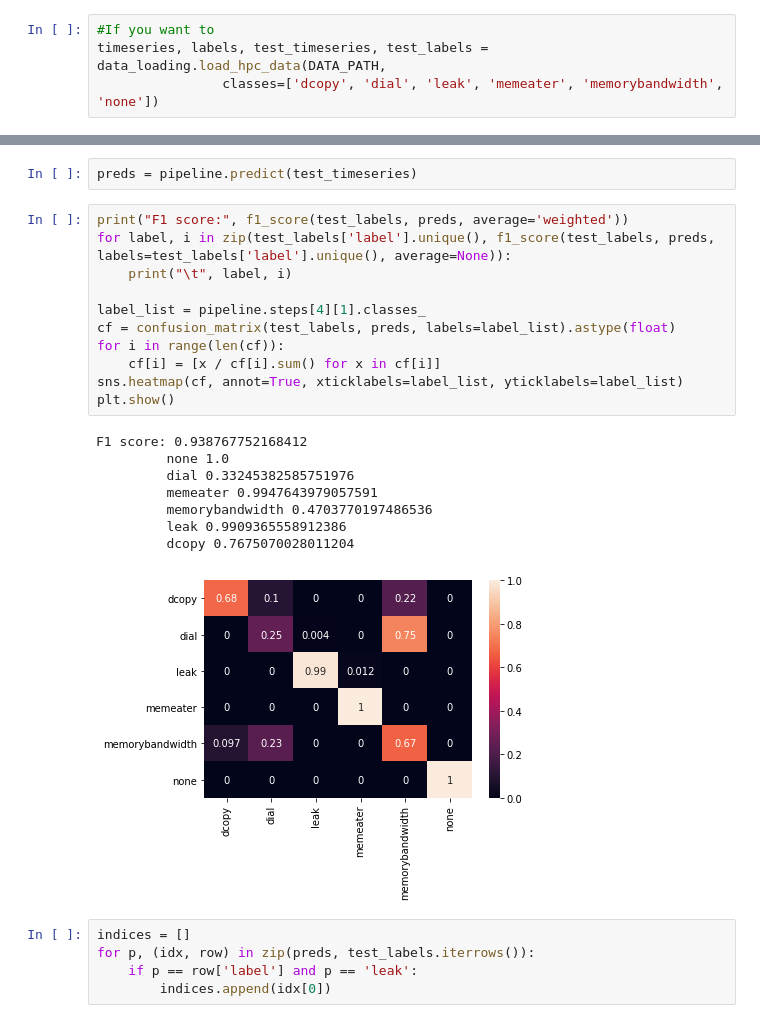
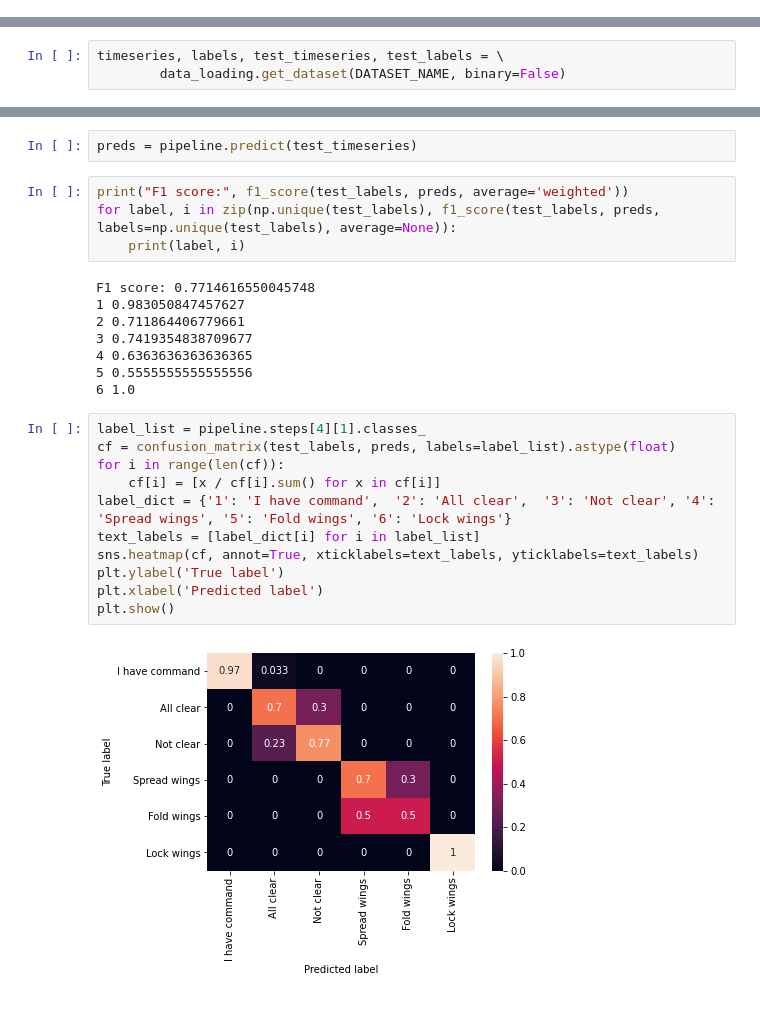
Before and after one commit to peaclab/CoMTE, a Jupyter notebook: natops_example_usage.ipynb, the cells around one changed output, grey strips where cells are left out. Drawn from its saved outputs; the diff is of its cells as text.

```diff
--- a/natops_example_usage.ipynb
+++ b/natops_example_usage.ipynb
@@ -24,4 +20,0 @@ DATA_PATH = ROOT / 'data' / DATASET_NAME
-# %%
-#If you want to
-timeseries, labels, test_timeseries, test_labels = data_loading.load_hpc_data(DATA_PATH,
-                classes=['dcopy', 'dial', 'leak', 'memeater', 'memorybandwidth', 'none'])
@@ -28,3 +23,6 @@ timeseries, labels, test_timeseries, test_labels = data_loading.load_hpc_data(DA
+# %%
+timeseries, labels, test_timeseries, test_labels = \
+        data_loading.get_dataset(DATASET_NAME, binary=False)
 # %%
 extractor = utils.TSFeatureGenerator(threads=1, trim=0)
 pipeline = Pipeline([
@@ -50,29 +48,29 @@ Pipeline(steps=[('assert1', CheckFeatures()),
          verbose=True)
 # %%
 preds = pipeline.predict(test_timeseries)
+# %%
+print("F1 score:", f1_score(test_labels, preds, average='weighted'))
+for label, i in zip(np.unique(test_labels), f1_score(test_labels, preds, labels=np.unique(test_labels), average=None)):
+    print(label, i)
+# %% [output]
+F1 score: 0.7714616550045748
+1 0.983050847457627
+2 0.711864406779661
+3 0.7419354838709677
+4 0.6363636363636365
+5 0.5555555555555556
+6 1.0
 # %%
-print("F1 score:", f1_score(test_labels, preds, average='weighted'))
-for label, i in zip(test_labels['label'].unique(), f1_score(test_labels, preds, labels=test_labels['label'].unique(), average=None)):
-    print("\t", label, i)
-
 label_list = pipeline.steps[4][1].classes_
 cf = confusion_matrix(test_labels, preds, labels=label_list).astype(float)
 for i in range(len(cf)):
     cf[i] = [x / cf[i].sum() for x in cf[i]]
-sns.heatmap(cf, annot=True, xticklabels=label_list, yticklabels=label_list)
+label_dict = {'1': 'I have command',  '2': 'All clear',  '3': 'Not clear', '4': 'Spread wings', '5': 'Fold wings', '6': 'Lock wings'}
+text_labels = [label_dict[i] for i in label_list]
+sns.heatmap(cf, annot=True, xticklabels=text_labels, yticklabels=text_labels)
+plt.ylabel('True label')
+plt.xlabel('Predicted label')
 plt.show()
 # %% [output]
-F1 score: 0.938767752168412
-         none 1.0
-         dial 0.33245382585751976
-         memeater 0.9947643979057591
-         memorybandwidth 0.4703770197486536
-         leak 0.9909365558912386
-         dcopy 0.7675070028011204
-[figure, old version]
+[figure, new version]
-# %%
-indices = []
-for p, (idx, row) in zip(preds, test_labels.iterrows()):
-    if p == row['label'] and p == 'leak':
-        indices.append(idx[0])
 # %%
```
Also changed, not shown: parts of 7 cells of this notebook, 1 other file.
